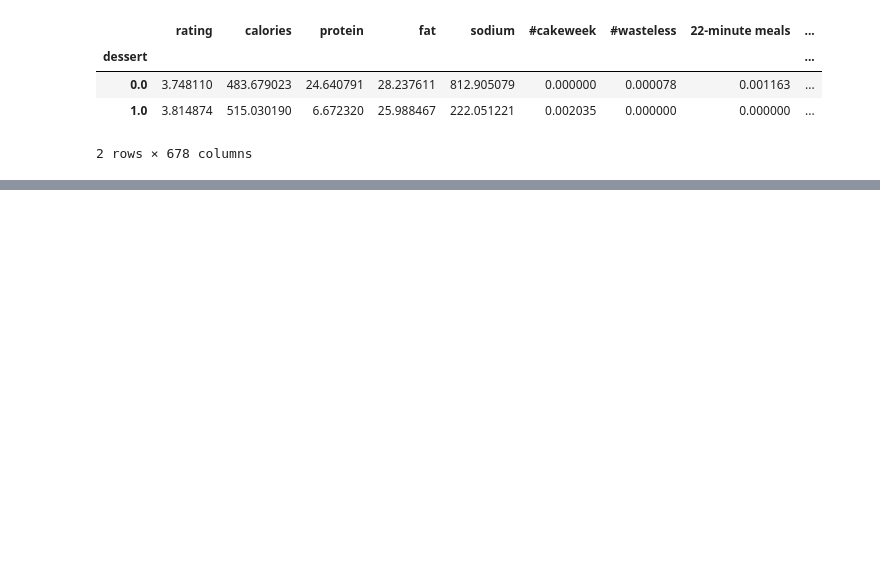
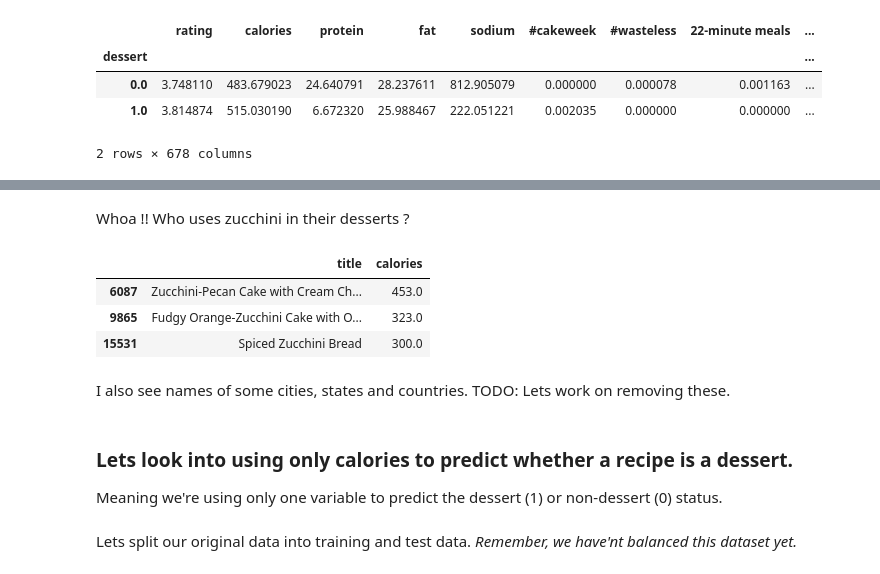
Before and after one commit to shwetapurushe/data-science-world, a Jupyter notebook: Projects/Recipes/Recipes_regression.ipynb, the cells around one changed output, grey strips where cells are left out. Cells and saved outputs as stored; diff of their text form; code cells hidden in the pictures; blank space fills up the shorter version.

```diff
--- a/Projects/Recipes/Recipes_regression.ipynb
+++ b/Projects/Recipes/Recipes_regression.ipynb
@@ -116,0 +166,16 @@ Lets now look into **balancing** our target variable.
+# %% [markdown]
+Whoa !! Who uses zucchini in their desserts ?
+# %%
+desserts_df[desserts_df.zucchini == 1][['title', 'calories']]
+
+# ok ok not judging.
+# %% [output]
+|  | title | calories |
+| 6087 | Zucchini-Pecan Cake with Cream Ch... | 453.0 |
+| 9865 | Fudgy Orange-Zucchini Cake with O... | 323.0 |
+| 15531 | Spiced Zucchini Bread | 300.0 |
+# %% [markdown]
+I also see names of some cities, states and countries. TODO: Lets work on removing these.
+# %% [markdown]
+### Lets look into using only calories to predict whether a recipe is a dessert.
+Meaning we're using only one variable to predict the dessert (1) or non-dessert (0) status.
@@ -116,0 +186,2 @@ Lets now look into **balancing** our target variable.
+# %% [markdown]
+Lets split our original data into training and test data. *Remember, we have'nt balanced this dataset yet.*
```
Also changed, not shown: parts of 17 cells of this notebook.
